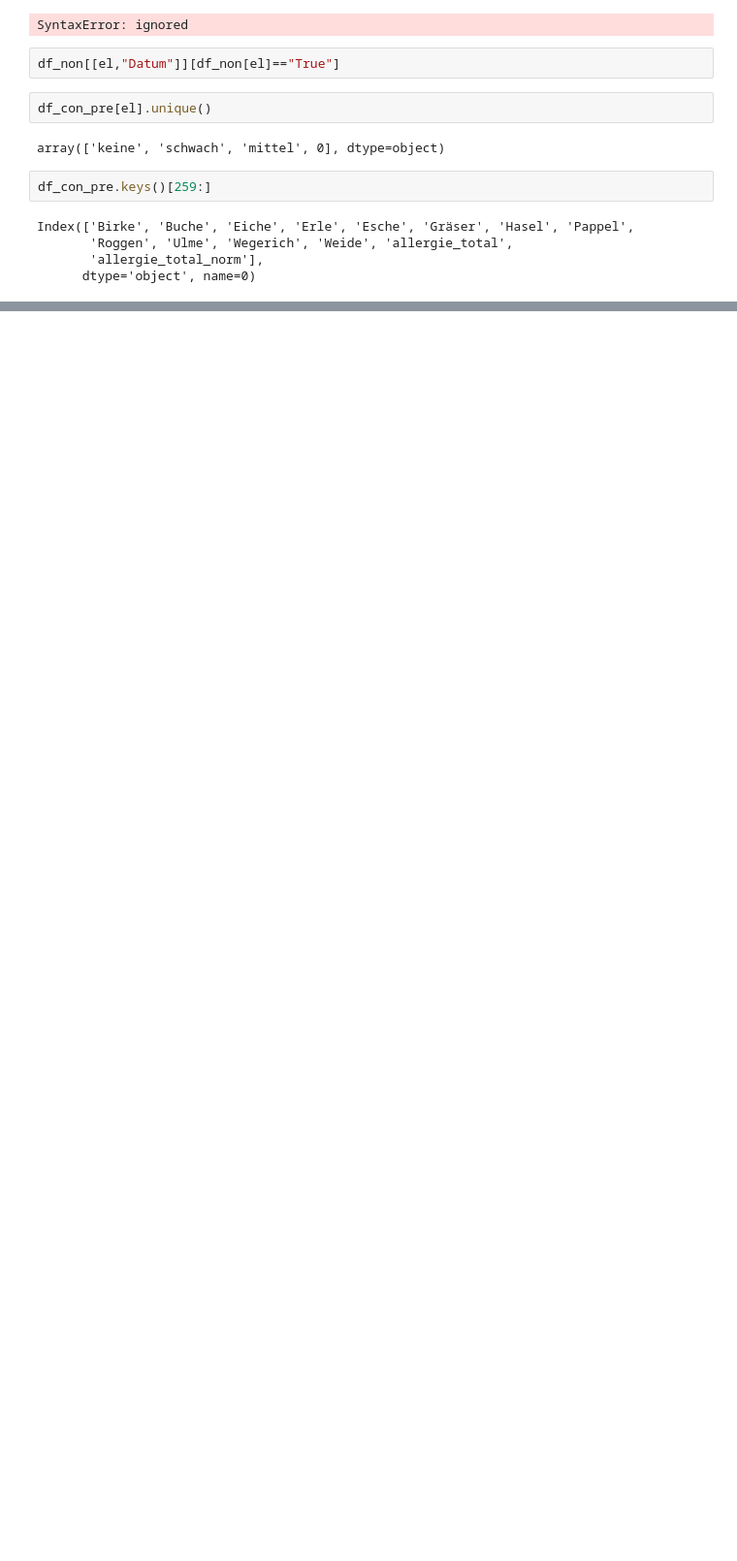
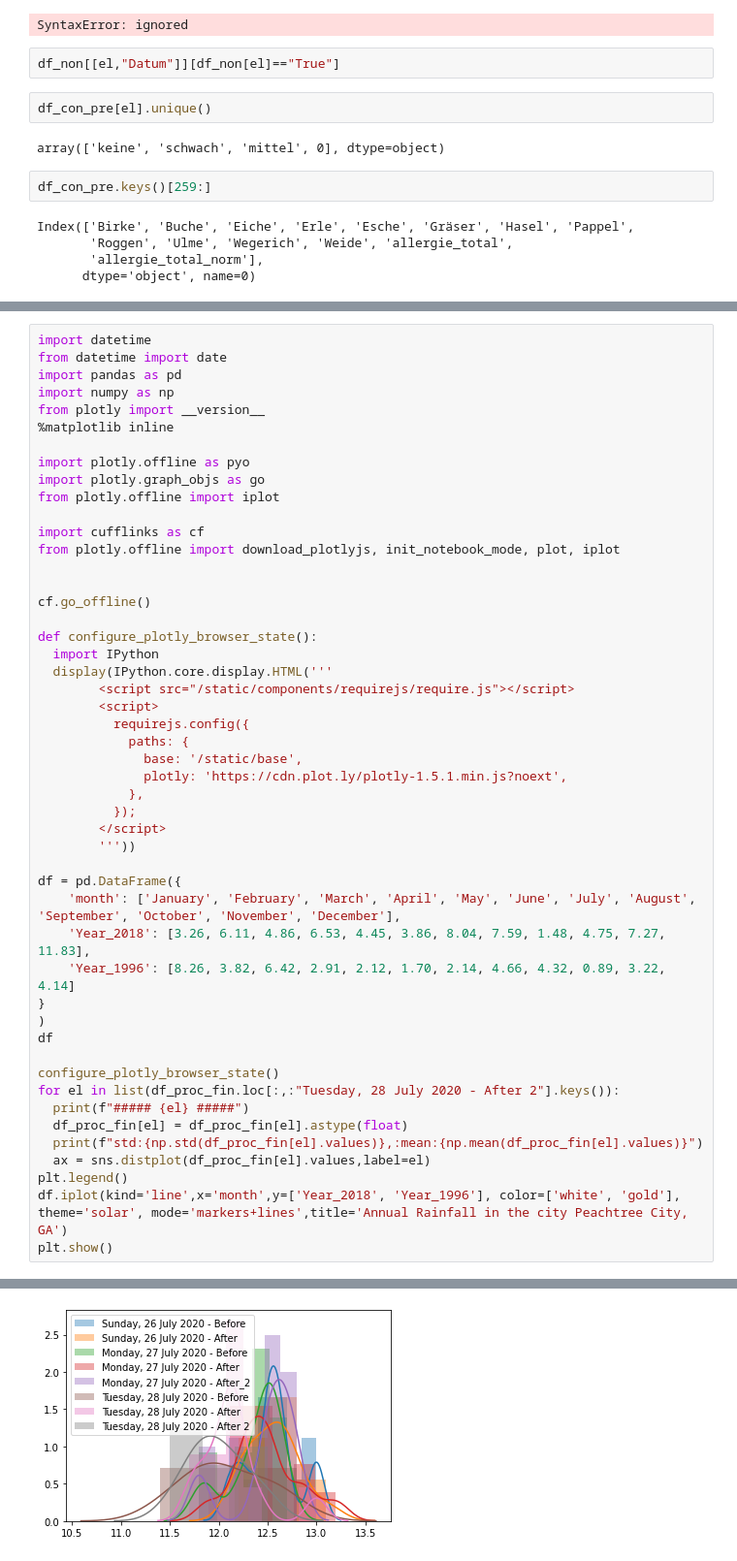
Before and after one commit to gwillig/data_analyse_friends_allergy, a Jupyter notebook: allergy.ipynb, the cells around one changed output, grey strips where cells are left out. Shown: that part at 97% size. Drawn from its saved outputs; the diff is of its cells as text; blank space fills up the shorter version.

```diff
--- a/allergy.ipynb
+++ b/allergy.ipynb
@@ -216,0 +414,51 @@ Index(['Birke', 'Buche', 'Eiche', 'Erle', 'Esche', 'Gräser', 'Hasel', 'Pappel',
+# %%
+import datetime
+from datetime import date
+import pandas as pd
+import numpy as np
+from plotly import __version__
+%matplotlib inline
+
+import plotly.offline as pyo
+import plotly.graph_objs as go
+from plotly.offline import iplot
+
+import cufflinks as cf
+from plotly.offline import download_plotlyjs, init_notebook_mode, plot, iplot
+
+
+cf.go_offline()
+
+def configure_plotly_browser_state():
+  import IPython
+  display(IPython.core.display.HTML('''
+        <script src="/static/components/requirejs/require.js"></script>
+        <script>
+          requirejs.config({
+            paths: {
+              base: '/static/base',
+              plotly: 'https://cdn.plot.ly/plotly-1.5.1.min.js?noext',
+            },
+          });
+        </script>
+        '''))
+
+df = pd.DataFrame({
+    'month': ['January', 'February', 'March', 'April', 'May', 'June', 'July', 'August', 'September', 'October', 'November', 'December'],
+    'Year_2018': [3.26, 6.11, 4.86, 6.53, 4.45, 3.86, 8.04, 7.59, 1.48, 4.75, 7.27, 11.83],
+    'Year_1996': [8.26, 3.82, 6.42, 2.91, 2.12, 1.70, 2.14, 4.66, 4.32, 0.89, 3.22, 4.14]
+}
+)
+df
+
+configure_plotly_browser_state()
+for el in list(df_proc_fin.loc[:,:"Tuesday, 28 July 2020 - After 2"].keys()):
+  print(f"##### {el} #####")
+  df_proc_fin[el] = df_proc_fin[el].astype(float)
+  print(f"std:{np.std(df_proc_fin[el].values)},:mean:{np.mean(df_proc_fin[el].values)}")
+  ax = sns.distplot(df_proc_fin[el].values,label=el)
+plt.legend()
+df.iplot(kind='line',x='month',y=['Year_2018', 'Year_1996'], color=['white', 'gold'],
+theme='solar', mode='markers+lines',title='Annual Rainfall in the city Peachtree City, GA')
+plt.show()
+# %% [output]
@@ -216,0 +481 @@ Index(['Birke', 'Buche', 'Eiche', 'Erle', 'Esche', 'Gräser', 'Hasel', 'Pappel',
+[figure, added]
```
Also changed, not shown: parts of 13 cells of this notebook.
